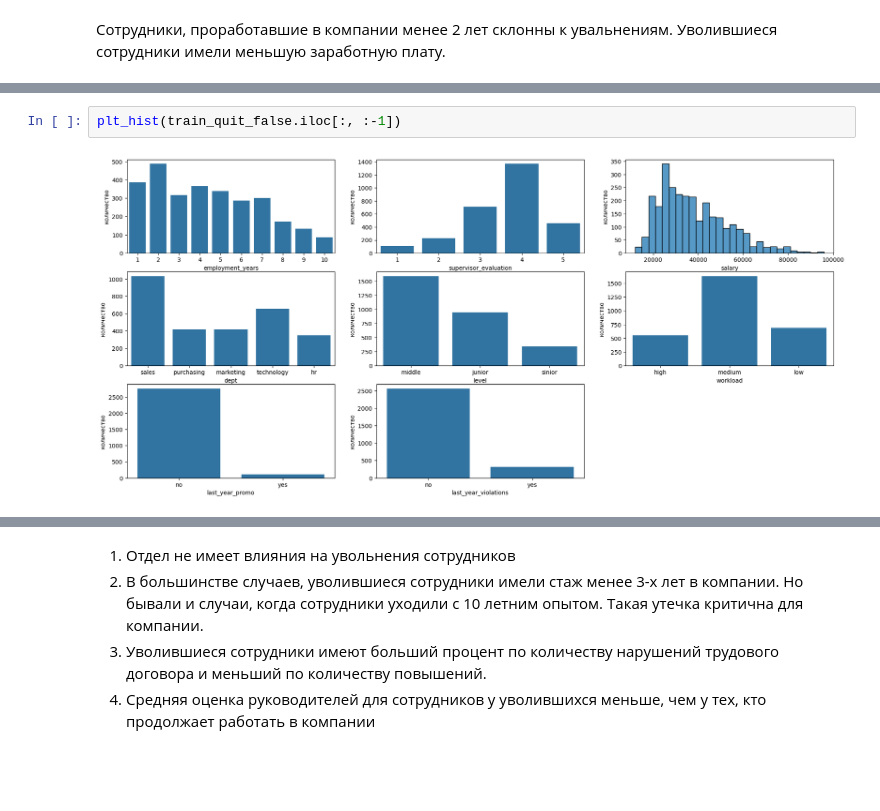
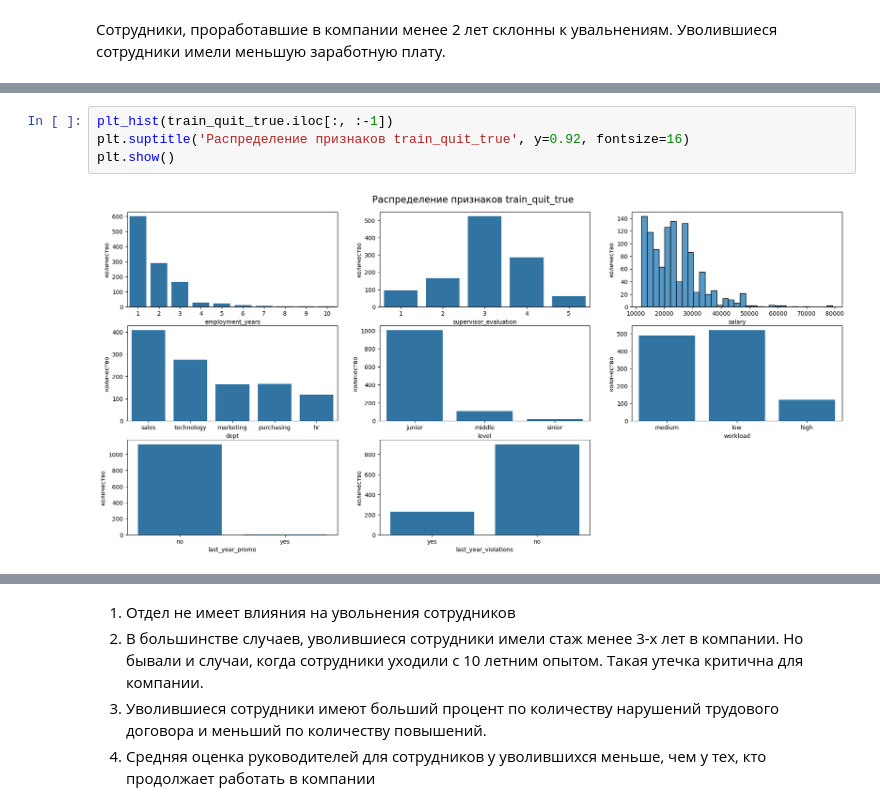
Before and after one commit to serguntsov/ML_HR_ANALYST, a Jupyter notebook: satisfaction_rate_job.ipynb, the cells around one changed output, grey strips where cells are left out. Cells and saved outputs as stored; diff of their text form; blank space fills up the shorter version.

```diff
--- a/satisfaction_rate_job.ipynb
+++ b/satisfaction_rate_job.ipynb
@@ -914,4 +976,6 @@ plt_hist(train_quit_true.iloc[:, :-1])
-# %%
-plt_hist(train_quit_false.iloc[:, :-1])
-# %% [output]
-[figure, removed]
+# %%
+plt_hist(train_quit_true.iloc[:, :-1])
+plt.suptitle('Распределение признаков train_quit_true', y=0.92, fontsize=16)
+plt.show()
+# %% [output]
+[figure, added]
```
Also changed, not shown: parts of 20 cells of this notebook, 1 other file.
